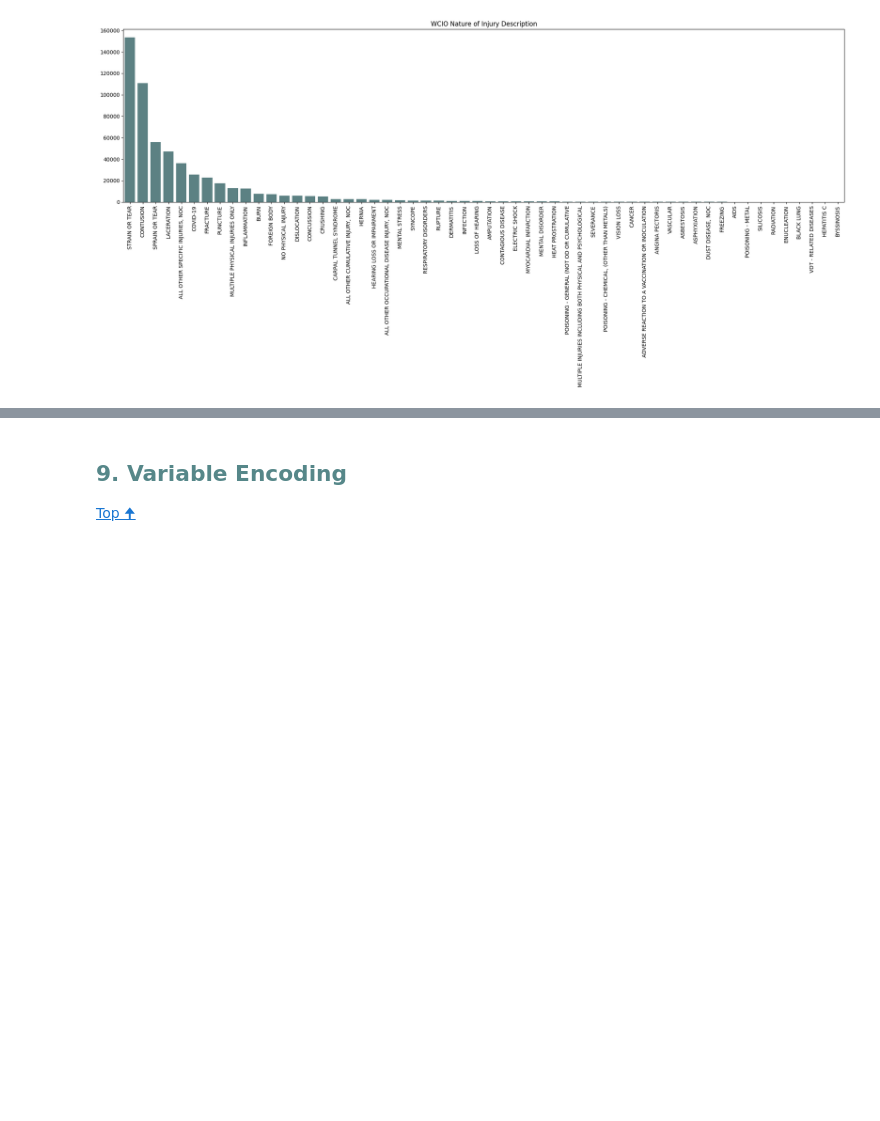
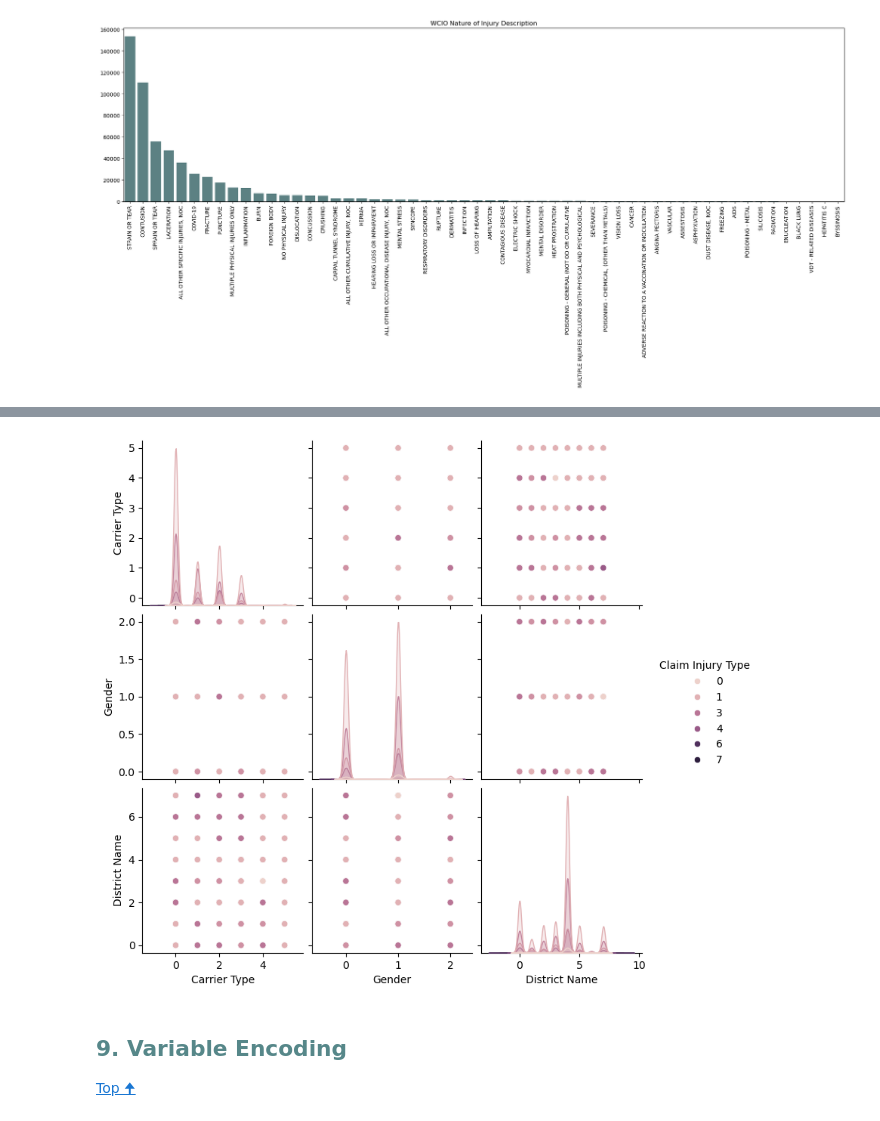
Before and after one commit to Gomsofi06/Machine_Learning_NOVAIMS, a Jupyter notebook: 01.02_Preprocessing.ipynb, the cells around one changed output, grey strips where cells are left out. Cells and saved outputs as stored; diff of their text form; code cells hidden in the pictures; blank space fills up the shorter version.

```diff
--- a/01.02_Preprocessing.ipynb
+++ b/01.02_Preprocessing.ipynb
@@ -694,3 +702,22 @@ plot_categorical_features(categorical_df)
+# %%
+selected_features_categoricas = [
+                                    "Carrier Type",
+                                    "Gender",
+                                    "District Name",
+                                    "Claim Injury Type"
+                                ]
+# %%
+# Copiando as colunas categóricas selecionadas para codificação
+categorical_df_encoded = categorical_df[selected_features_categoricas].copy()
+
+# Codificando variáveis categóricas
+for col in selected_features_categoricas:
+    categorical_df_encoded[col] = categorical_df_encoded[col].astype('category').cat.codes
+# %%
+sns.pairplot(categorical_df_encoded, hue="Claim Injury Type")
+plt.show()
+# %% [output]
+[figure, added]
 # %% [markdown]
 <a class="anchor" id="nine-bullet">
 
```
Also changed, not shown: parts of 8 cells of this notebook.
